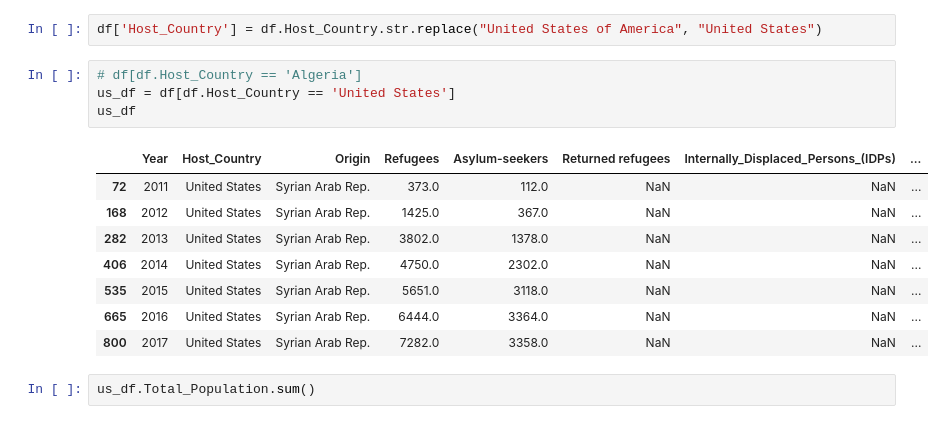
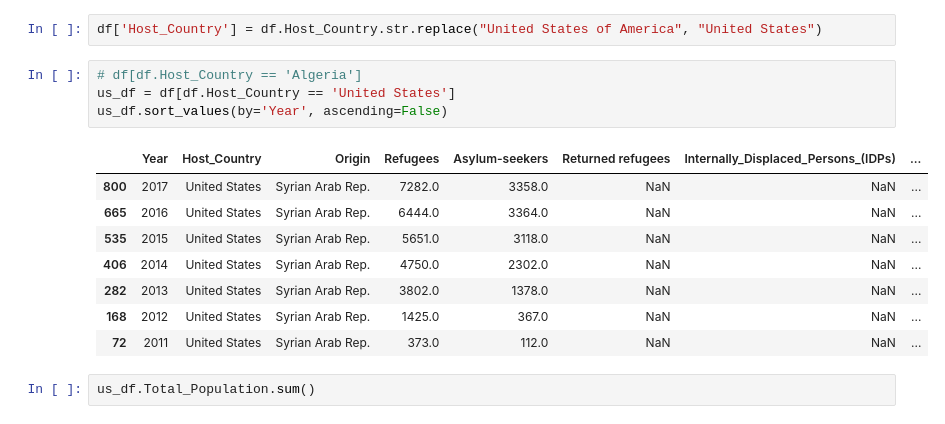
Before and after one commit to mattrehbein/data_studio, a Jupyter notebook: code/02-project/02-Syrian Refugees.ipynb, the cells around one changed output. Drawn from its saved outputs; the diff is of its cells as text.

```diff
--- a/code/02-project/02-Syrian Refugees.ipynb
+++ b/code/02-project/02-Syrian Refugees.ipynb
@@ -88,16 +88,16 @@ df['Host_Country'] = df.Host_Country.str.replace("United States of America", "Un
 # %%
 # df[df.Host_Country == 'Algeria']
 us_df = df[df.Host_Country == 'United States']
-us_df
+us_df.sort_values(by='Year', ascending=False)
 # %% [output]
 |  | Year | Host_Country | Origin | Refugees | Asylum-seekers | Returned refugees | Internally_Displaced_Persons_(IDPs) | ... |
+| 800 | 2017 | United States | Syrian Arab Rep. | 7282.0 | 3358.0 | NaN | NaN | ... |
+| 665 | 2016 | United States | Syrian Arab Rep. | 6444.0 | 3364.0 | NaN | NaN | ... |
+| 535 | 2015 | United States | Syrian Arab Rep. | 5651.0 | 3118.0 | NaN | NaN | ... |
+| 406 | 2014 | United States | Syrian Arab Rep. | 4750.0 | 2302.0 | NaN | NaN | ... |
+| 282 | 2013 | United States | Syrian Arab Rep. | 3802.0 | 1378.0 | NaN | NaN | ... |
+| 168 | 2012 | United States | Syrian Arab Rep. | 1425.0 | 367.0 | NaN | NaN | ... |
 | 72 | 2011 | United States | Syrian Arab Rep. | 373.0 | 112.0 | NaN | NaN | ... |
-| 168 | 2012 | United States | Syrian Arab Rep. | 1425.0 | 367.0 | NaN | NaN | ... |
-| 282 | 2013 | United States | Syrian Arab Rep. | 3802.0 | 1378.0 | NaN | NaN | ... |
-| 406 | 2014 | United States | Syrian Arab Rep. | 4750.0 | 2302.0 | NaN | NaN | ... |
-| 535 | 2015 | United States | Syrian Arab Rep. | 5651.0 | 3118.0 | NaN | NaN | ... |
-| 665 | 2016 | United States | Syrian Arab Rep. | 6444.0 | 3364.0 | NaN | NaN | ... |
-| 800 | 2017 | United States | Syrian Arab Rep. | 7282.0 | 3358.0 | NaN | NaN | ... |
 # %%
 us_df.Total_Population.sum()
 # %% [output]
```
Also changed, not shown: parts of 6 cells of this notebook, 4 other files.
